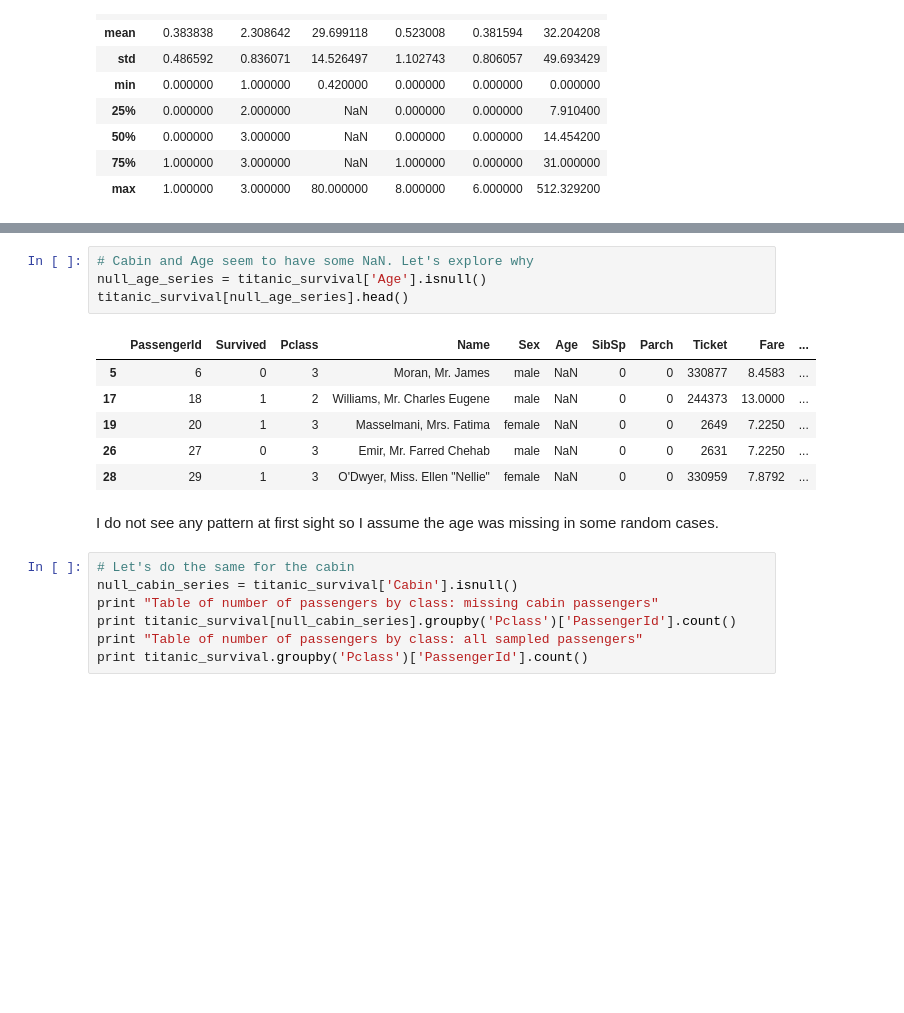
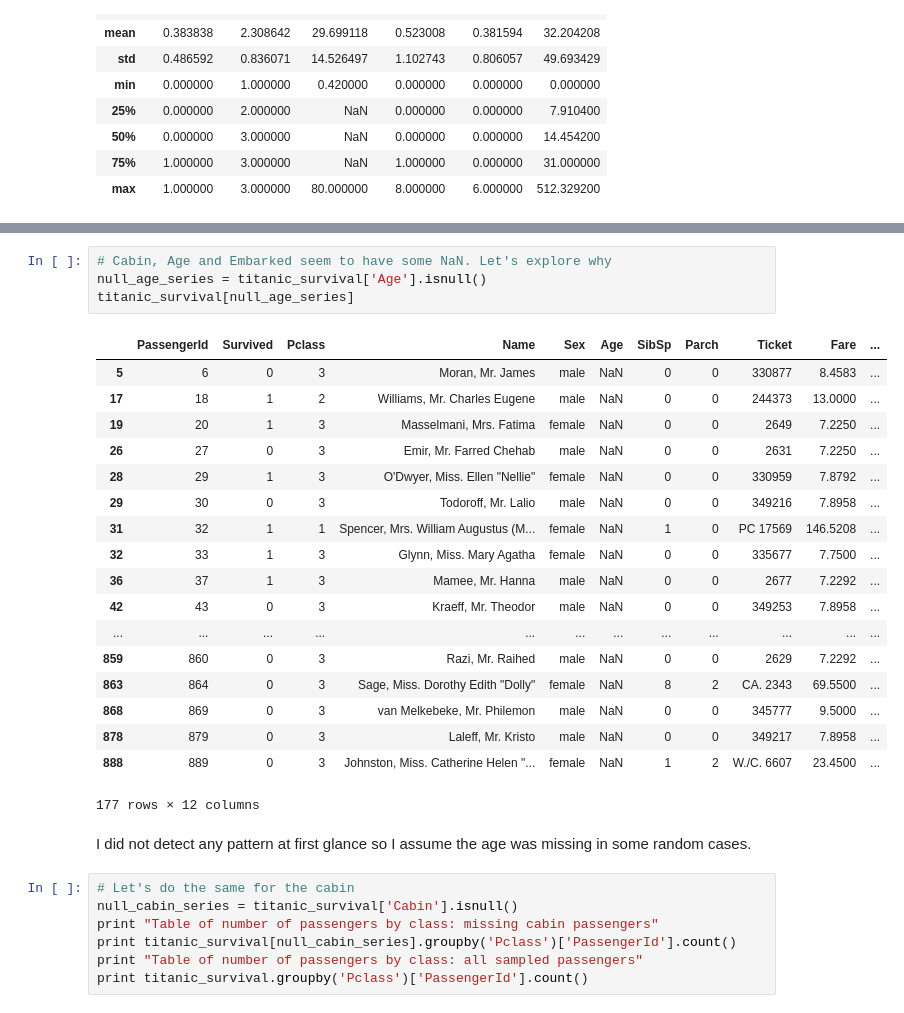
Before and after one commit to jboludae/DAND_project_2, a Jupyter notebook: titanic_survival_analysis.ipynb, the cells around one changed output, grey strips where cells are left out. Drawn from its saved outputs; the diff is of its cells as text; blank space fills up the shorter version.

```diff
--- a/titanic_survival_analysis.ipynb
+++ b/titanic_survival_analysis.ipynb
@@ -114,17 +90,29 @@ age_classification      0
 dtype: int64
 # %%
-# Cabin and Age seem to have some NaN. Let's explore why
+# Cabin, Age and Embarked seem to have some NaN. Let's explore why
 null_age_series = titanic_survival['Age'].isnull()
-titanic_survival[null_age_series].head()
+titanic_survival[null_age_series]
 # %% [output]
 |  | PassengerId | Survived | Pclass | Name | Sex | Age | SibSp | Parch | Ticket | Fare | ... |
 | 5 | 6 | 0 | 3 | Moran, Mr. James | male | NaN | 0 | 0 | 330877 | 8.4583 | ... |
 | 17 | 18 | 1 | 2 | Williams, Mr. Charles Eugene | male | NaN | 0 | 0 | 244373 | 13.0000 | ... |
 | 19 | 20 | 1 | 3 | Masselmani, Mrs. Fatima | female | NaN | 0 | 0 | 2649 | 7.2250 | ... |
 | 26 | 27 | 0 | 3 | Emir, Mr. Farred Chehab | male | NaN | 0 | 0 | 2631 | 7.2250 | ... |
 | 28 | 29 | 1 | 3 | O'Dwyer, Miss. Ellen "Nellie" | female | NaN | 0 | 0 | 330959 | 7.8792 | ... |
+| 29 | 30 | 0 | 3 | Todoroff, Mr. Lalio | male | NaN | 0 | 0 | 349216 | 7.8958 | ... |
+| 31 | 32 | 1 | 1 | Spencer, Mrs. William Augustus (M... | female | NaN | 1 | 0 | PC 17569 | 146.5208 | ... |
+| 32 | 33 | 1 | 3 | Glynn, Miss. Mary Agatha | female | NaN | 0 | 0 | 335677 | 7.7500 | ... |
+| 36 | 37 | 1 | 3 | Mamee, Mr. Hanna | male | NaN | 0 | 0 | 2677 | 7.2292 | ... |
+| 42 | 43 | 0 | 3 | Kraeff, Mr. Theodor | male | NaN | 0 | 0 | 349253 | 7.8958 | ... |
+| ... | ... | ... | ... | ... | ... | ... | ... | ... | ... | ... | ... |
+| 859 | 860 | 0 | 3 | Razi, Mr. Raihed | male | NaN | 0 | 0 | 2629 | 7.2292 | ... |
+| 863 | 864 | 0 | 3 | Sage, Miss. Dorothy Edith "Dolly" | female | NaN | 8 | 2 | CA. 2343 | 69.5500 | ... |
+| 868 | 869 | 0 | 3 | van Melkebeke, Mr. Philemon | male | NaN | 0 | 0 | 345777 | 9.5000 | ... |
+| 878 | 879 | 0 | 3 | Laleff, Mr. Kristo | male | NaN | 0 | 0 | 349217 | 7.8958 | ... |
+| 888 | 889 | 0 | 3 | Johnston, Miss. Catherine Helen "... | female | NaN | 1 | 2 | W./C. 6607 | 23.4500 | ... |
+177 rows × 12 columns
 # %% [markdown]
-I do not see any pattern at first sight so I assume the age was missing in some random cases.
+I did not detect any pattern at first glance so I assume the age was missing in some random cases.
 # %%
 # Let's do the same for the cabin
 null_cabin_series = titanic_survival['Cabin'].isnull()
```
Also changed, not shown: parts of 46 cells of this notebook.
